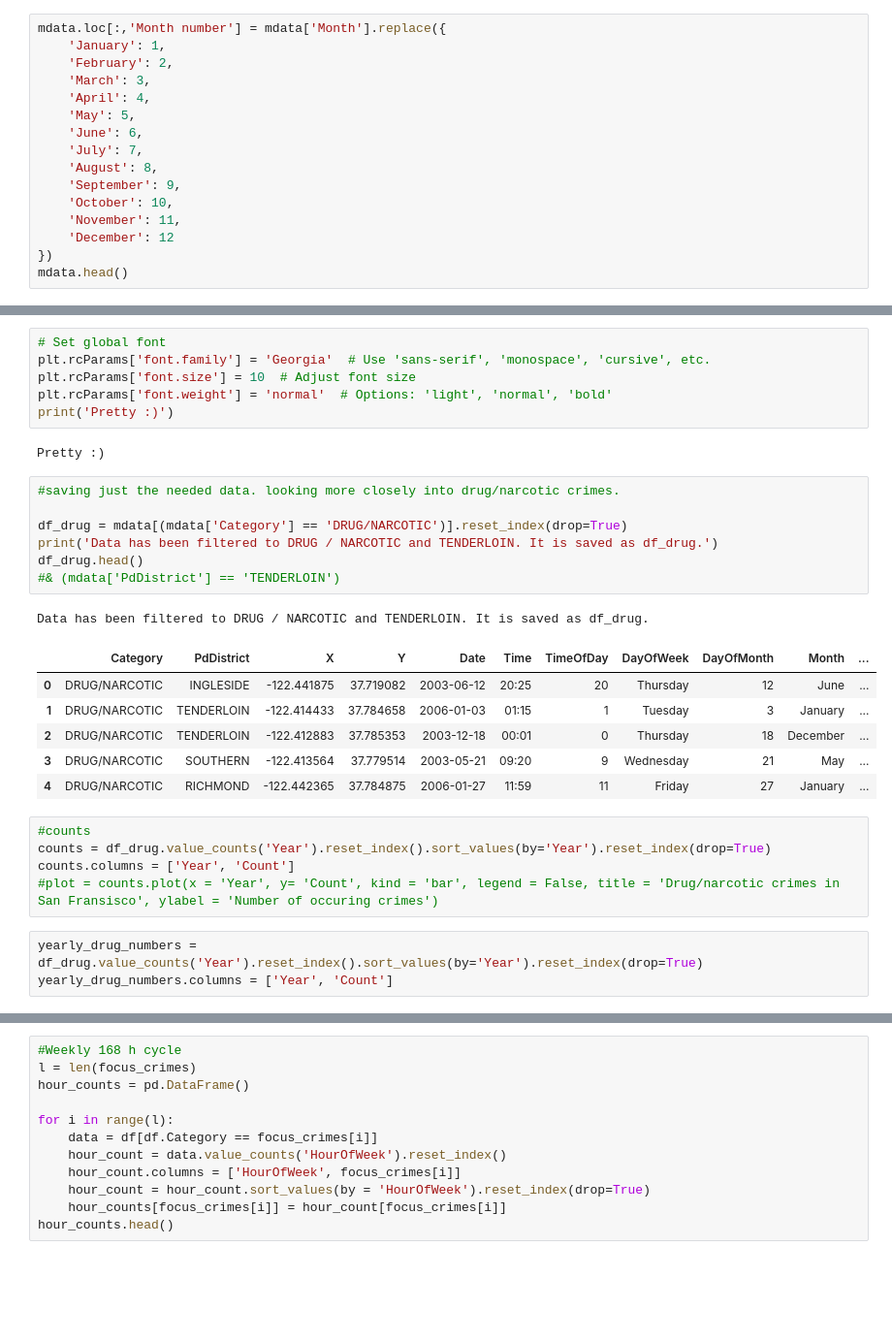
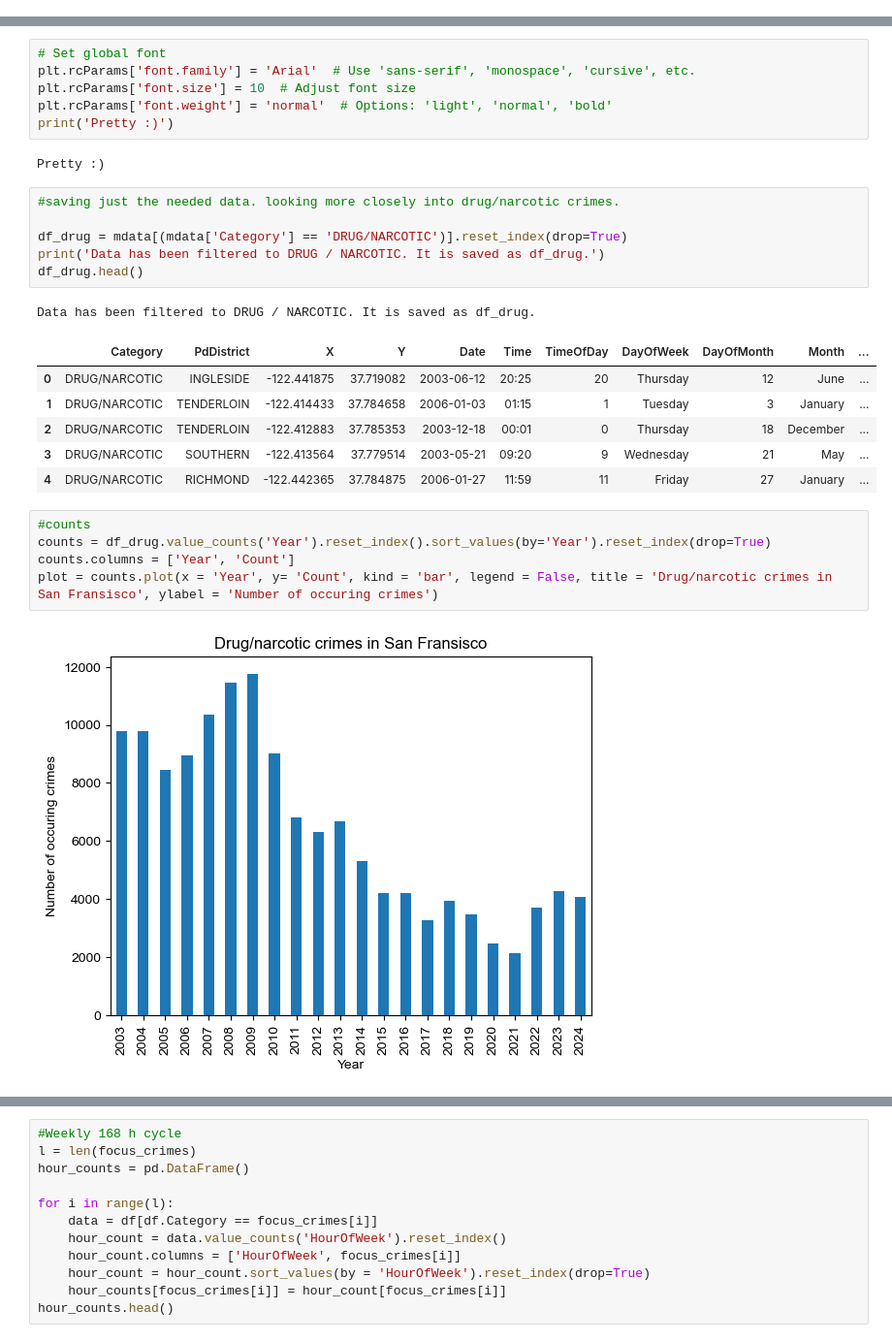
Before and after one commit to mvalim165/mvalim165.github.io, a Jupyter notebook: MIniproject/Miniproject_w8.ipynb, the cells around one changed output, grey strips where cells are left out. Shown at 97% size. Saved outputs shown, nothing was run; the diff lists cells and outputs as text; blank space fills up the shorter version.

```diff
--- a/MIniproject/Miniproject_w8.ipynb
+++ b/MIniproject/Miniproject_w8.ipynb
@@ -40,19 +40,3 @@ mdata = merged_data[merged_data.Year != 2025]
 print('Data read!')
 # %% [output]
 Data read!
-# %%
-mdata.loc[:,'Month number'] = mdata['Month'].replace({
-    'January': 1,
-    'February': 2,
-    'March': 3,
-    'April': 4,
-    'May': 5,
-    'June': 6,
-    'July': 7,
-    'August': 8,
-    'September': 9,
-    'October': 10,
-    'November': 11,
-    'December': 12
-})
-mdata.head()
@@ -77,7 +49,7 @@ print(focus_crimes)
 ['ASSAULT', 'BURGLARY', 'DRUG/NARCOTIC', 'LARCENY/THEFT', 'PROSTITUTION', 'ROBBERY', 'STOLEN PROPERTY', 'VANDALISM', 'VEHICLE THEFT', 'WEAPON LAWS']
 # %%
 # Set global font
-plt.rcParams['font.family'] = 'Georgia'  # Use 'sans-serif', 'monospace', 'cursive', etc.
+plt.rcParams['font.family'] = 'Arial'  # Use 'sans-serif', 'monospace', 'cursive', etc.
 plt.rcParams['font.size'] = 10  # Adjust font size
 plt.rcParams['font.weight'] = 'normal'  # Options: 'light', 'normal', 'bold'
 print('Pretty :)')
@@ -87,11 +59,10 @@ Pretty :)
 #saving just the needed data. looking more closely into drug/narcotic crimes.
 
 df_drug = mdata[(mdata['Category'] == 'DRUG/NARCOTIC')].reset_index(drop=True)
-print('Data has been filtered to DRUG / NARCOTIC and TENDERLOIN. It is saved as df_drug.')
+print('Data has been filtered to DRUG / NARCOTIC. It is saved as df_drug.')
 df_drug.head()
-#& (mdata['PdDistrict'] == 'TENDERLOIN')
 # %% [output]
-Data has been filtered to DRUG / NARCOTIC and TENDERLOIN. It is saved as df_drug.
+Data has been filtered to DRUG / NARCOTIC. It is saved as df_drug.
 |  | Category | PdDistrict | X | Y | Date | Time | TimeOfDay | DayOfWeek | DayOfMonth | Month | ... |
 | 0 | DRUG/NARCOTIC | INGLESIDE | -122.441875 | 37.719082 | 2003-06-12 | 20:25 | 20 | Thursday | 12 | June | ... |
 | 1 | DRUG/NARCOTIC | TENDERLOIN | -122.414433 | 37.784658 | 2006-01-03 | 01:15 | 1 | Tuesday | 3 | January | ... |
@@ -101,8 +72,7 @@ Data has been filtered to DRUG / NARCOTIC and TENDERLOIN. It is saved as df_drug
 # %%
 #counts
 counts = df_drug.value_counts('Year').reset_index().sort_values(by='Year').reset_index(drop=True)
 counts.columns = ['Year', 'Count']
-#plot = counts.plot(x = 'Year', y= 'Count', kind = 'bar', legend = False, title = 'Drug/narcotic crimes in San Fransisco', ylabel = 'Number of occuring crimes')
+plot = counts.plot(x = 'Year', y= 'Count', kind = 'bar', legend = False, title = 'Drug/narcotic crimes in San Fransisco', ylabel = 'Number of occuring crimes')
+# %% [output]
+[figure, added]
-# %%
-yearly_drug_numbers = df_drug.value_counts('Year').reset_index().sort_values(by='Year').reset_index(drop=True)
-yearly_drug_numbers.columns = ['Year', 'Count']
```
Also changed, not shown: parts of 16 cells of this notebook, 2 other files.
